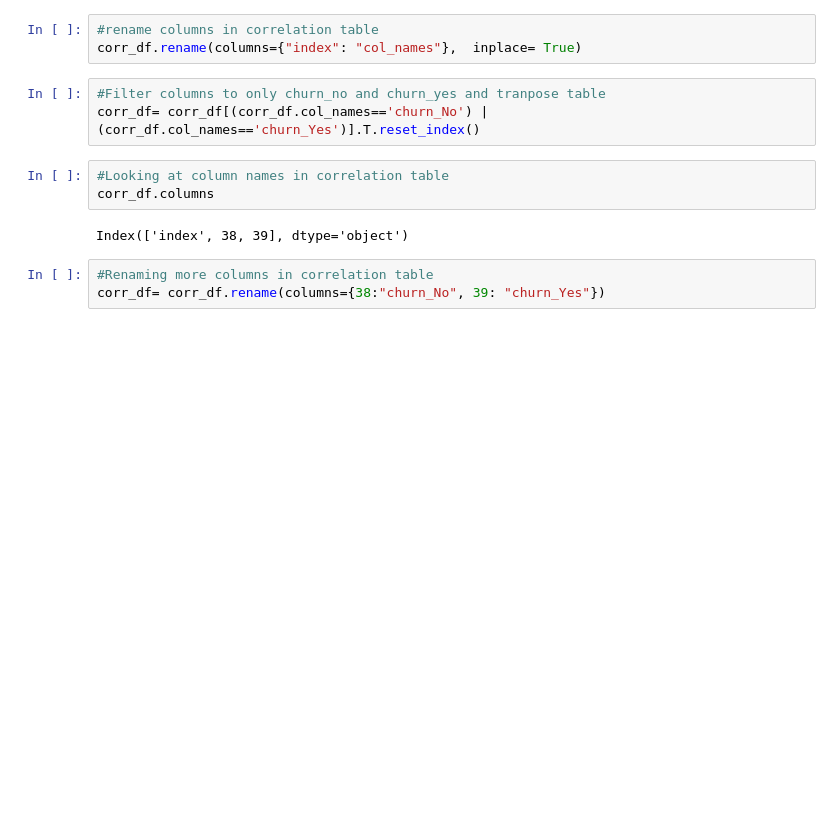
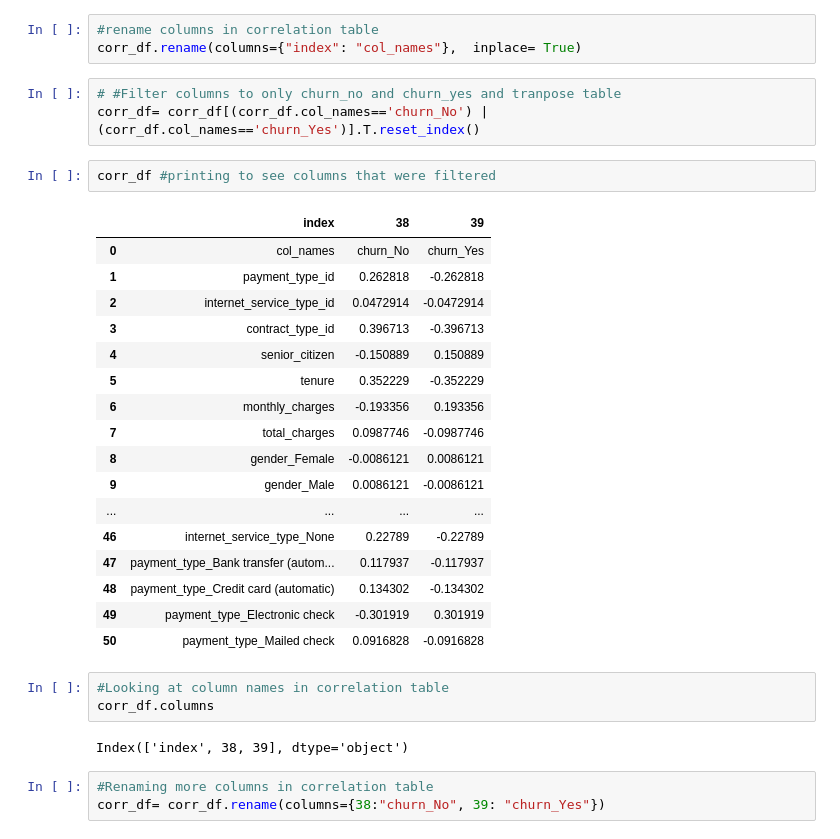
Before and after one commit to LinhQuach13/classification_project, a Jupyter notebook: telco_workbook.ipynb, the cells around one changed output. Cells and saved outputs as stored; diff of their text form; blank space fills up the shorter version.

```diff
--- a/telco_workbook.ipynb
+++ b/telco_workbook.ipynb
@@ -247,8 +268,28 @@ corr_df=telco_combined.corr().reset_index()
 #rename columns in correlation table
 corr_df.rename(columns={"index": "col_names"},  inplace= True)
 # %%
-#Filter columns to only churn_no and churn_yes and tranpose table
+# #Filter columns to only churn_no and churn_yes and tranpose table
 corr_df= corr_df[(corr_df.col_names=='churn_No') | (corr_df.col_names=='churn_Yes')].T.reset_index()
+# %%
+corr_df #printing to see columns that were filtered
+# %% [output]
+|  | index | 38 | 39 |
+| 0 | col_names | churn_No | churn_Yes |
+| 1 | payment_type_id | 0.262818 | -0.262818 |
+| 2 | internet_service_type_id | 0.0472914 | -0.0472914 |
+| 3 | contract_type_id | 0.396713 | -0.396713 |
+| 4 | senior_citizen | -0.150889 | 0.150889 |
+| 5 | tenure | 0.352229 | -0.352229 |
+| 6 | monthly_charges | -0.193356 | 0.193356 |
+| 7 | total_charges | 0.0987746 | -0.0987746 |
+| 8 | gender_Female | -0.0086121 | 0.0086121 |
+| 9 | gender_Male | 0.0086121 | -0.0086121 |
+| ... | ... | ... | ... |
+| 46 | internet_service_type_None | 0.22789 | -0.22789 |
+| 47 | payment_type_Bank transfer (autom... | 0.117937 | -0.117937 |
+| 48 | payment_type_Credit card (automatic) | 0.134302 | -0.134302 |
+| 49 | payment_type_Electronic check | -0.301919 | 0.301919 |
+| 50 | payment_type_Mailed check | 0.0916828 | -0.0916828 |
 # %%
 #Looking at column names in correlation table
 corr_df.columns
```
Also changed, not shown: parts of 22 cells of this notebook.
